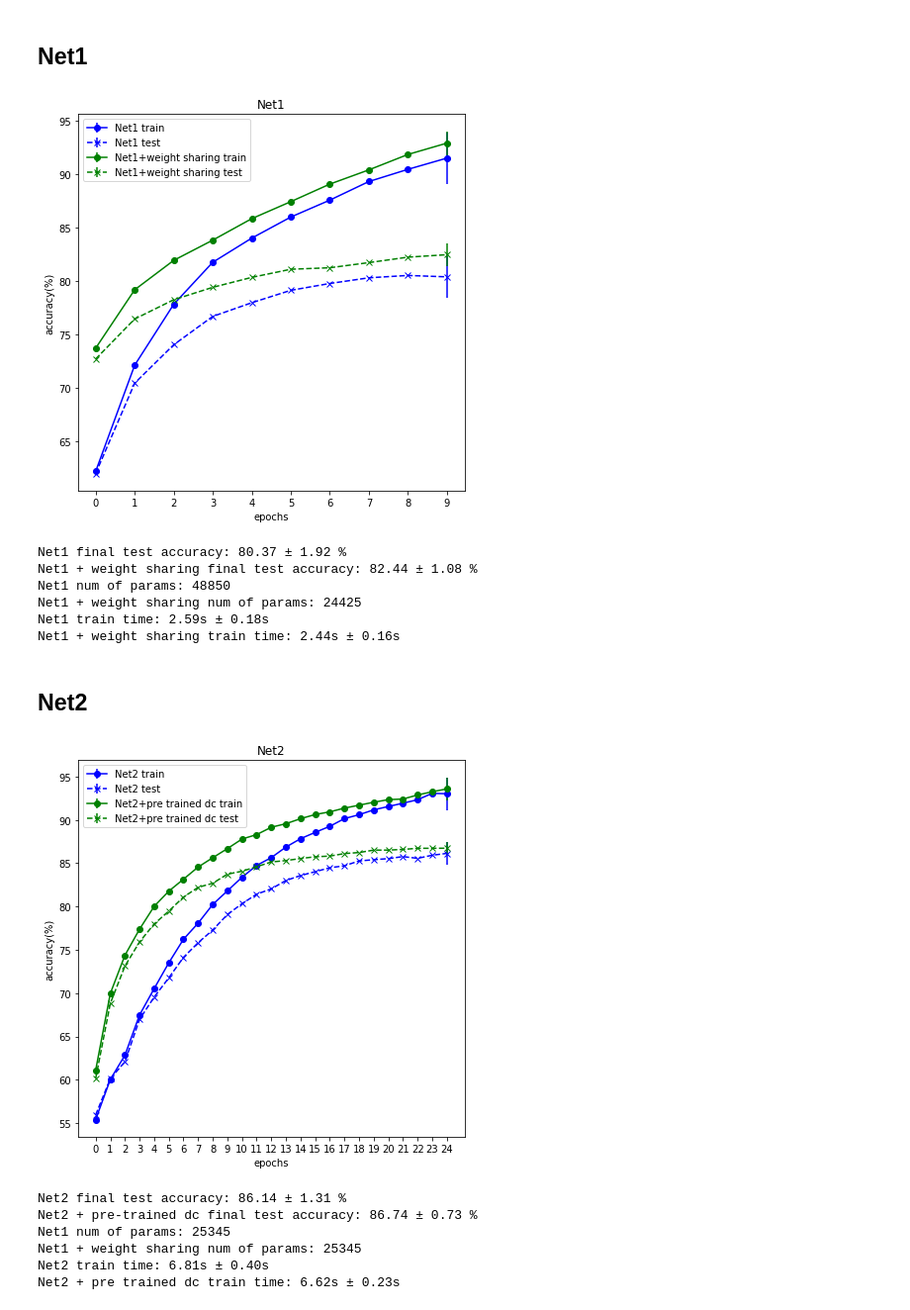
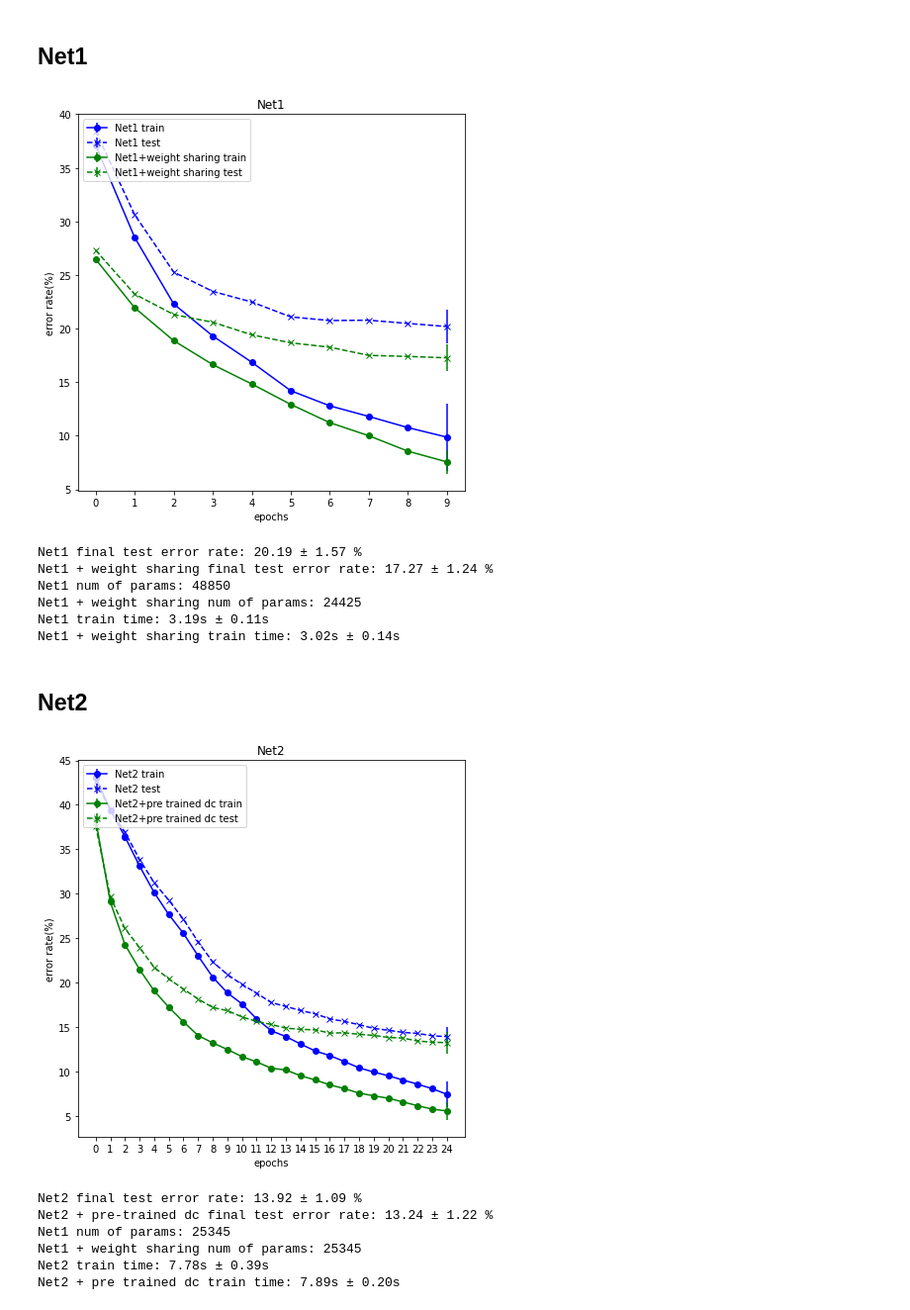
Before and after one commit to lustea0201/dl_projects, a Jupyter notebook: project1/main.ipynb, the cells around one changed output. Shown: that part at 99% size. Saved outputs shown, nothing was run; the diff lists cells and outputs as text; code cells hidden in the pictures.

```diff
--- a/project1/main.ipynb
+++ b/project1/main.ipynb
@@ -155,7 +156,7 @@ train_time = torch.empty(size=(2, nb_iter))
 import matplotlib.pyplot as plt
 plt.figure(figsize=(7, 7))
 plt.xlabel('epochs')
-plt.ylabel('accuracy(%)')
+plt.ylabel('error rate(%)')
 plt.xticks(range(nb_epochs))
 
 for k in [0, 1]:
@@ -211,12 +212,12 @@ for k in [0, 1]:
 # show plot
 plt.legend(loc="upper left")
 plt.title("Net1")
-plt.savefig("accuracy/Net1.png")
+plt.savefig("accuracy/Net1_er.png")
 plt.show()
 # final test accuracy
-print("Net1 final test accuracy: {:.2f} \u00B1 {:.2f} %".format(final_acc[0][0],
+print("Net1 final test error rate: {:.2f} \u00B1 {:.2f} %".format(final_acc[0][0],
                                                                 final_acc[0][1]))
-print("Net1 + weight sharing final test accuracy: {:.2f} \u00B1 {:.2f} %".format(final_acc[1][0],
+print("Net1 + weight sharing final test error rate: {:.2f} \u00B1 {:.2f} %".format(final_acc[1][0],
                                                                                  final_acc[1][1]))
 # model complexity
 print("Net1 num of params: {:d}".format(num_params[0]))
@@ -228,13 +229,13 @@ print("Net1 train time: {:.2f}s \u00B1 {:.2f}s ".format(time_mean[0],
 print("Net1 + weight sharing train time: {:.2f}s \u00B1 {:.2f}s".format(time_mean[1],
                                                                         time_std[1]))
 # %% [output]
-[figure, old version]
+[figure, new version]
-Net1 final test accuracy: 80.37 ± 1.92 %
-Net1 + weight sharing final test accuracy: 82.44 ± 1.08 %
+Net1 final test error rate: 20.19 ± 1.57 %
+Net1 + weight sharing final test error rate: 17.27 ± 1.24 %
 Net1 num of params: 48850
 Net1 + weight sharing num of params: 24425
-Net1 train time: 2.59s ± 0.18s
-Net1 + weight sharing train time: 2.44s ± 0.16s
+Net1 train time: 3.19s ± 0.11s
+Net1 + weight sharing train time: 3.02s ± 0.14s
 # %% [markdown]
 ## Net2
 # %%
@@ -267,7 +268,7 @@ train_time = torch.empty(size=(2, nb_iter))
 import matplotlib.pyplot as plt
 plt.figure(figsize=(7, 7))
 plt.xlabel('epochs')
-plt.ylabel('accuracy(%)')
+plt.ylabel('error rate(%)')
 plt.xticks(range(nb_epochs))
 
 for k in [0, 1]:
@@ -338,39 +339,39 @@ for k in [0, 1]:
 
     # plot accuracy of the model
     plt.errorbar(range(nb_epochs), train_mean, yerr=train_std, fmt=formats[k][0], label=labels[k][0])
     plt.errorbar(range(nb_epochs), test_mean, yerr=test_std, fmt=formats[k][1], label=labels[k][1])
 
     # final accuracy
     final_acc[k][0] = test_mean[-1]
     final_acc[k][1] = test_std[-1]
 
     # complexity of the model
     num_params[k] = num_of_train_param(model)
 
 # show plot
 plt.legend(loc="upper left")
 plt.title("Net2")
 plt.savefig("accuracy/Net2.png")
 plt.show()
 # final test accuracy
-print("Net2 final test accuracy: {:.2f} \u00B1 {:.2f} %".format(final_acc[0][0],
+print("Net2 final test error rate: {:.2f} \u00B1 {:.2f} %".format(final_acc[0][0],
                                                                 final_acc[0][1]))
-print("Net2 + pre-trained dc final test accuracy: {:.2f} \u00B1 {:.2f} %".format(final_acc[1][0],
+print("Net2 + pre-trained dc final test error rate: {:.2f} \u00B1 {:.2f} %".format(final_acc[1][0],
                                                                                  final_acc[1][1]))
 # model complexity
 print("Net1 num of params: {:d}".format(num_params[0]))
 print("Net1 + weight sharing num of params: {:d}".format(num_params[1]))
 # training time
 time_std, time_mean = torch.std_mean(train_time, dim=1)
 print("Net2 train time: {:.2f}s \u00B1 {:.2f}s ".format(time_mean[0],
                                                         time_std[0]))
 print("Net2 + pre trained dc train time: {:.2f}s \u00B1 {:.2f}s".format(time_mean[1],
                                                                         time_std[1]))
 # %% [output]
-[figure, old version]
+[figure, new version]
-Net2 final test accuracy: 86.14 ± 1.31 %
-Net2 + pre-trained dc final test accuracy: 86.74 ± 0.73 %
+Net2 final test error rate: 13.92 ± 1.09 %
+Net2 + pre-trained dc final test error rate: 13.24 ± 1.22 %
 Net1 num of params: 25345
 Net1 + weight sharing num of params: 25345
-Net2 train time: 6.81s ± 0.40s
-Net2 + pre trained dc train time: 6.62s ± 0.23s
+Net2 train time: 7.78s ± 0.39s
+Net2 + pre trained dc train time: 7.89s ± 0.20s
```
Also changed, not shown: parts of 1 cell of this notebook, 2 other files.
